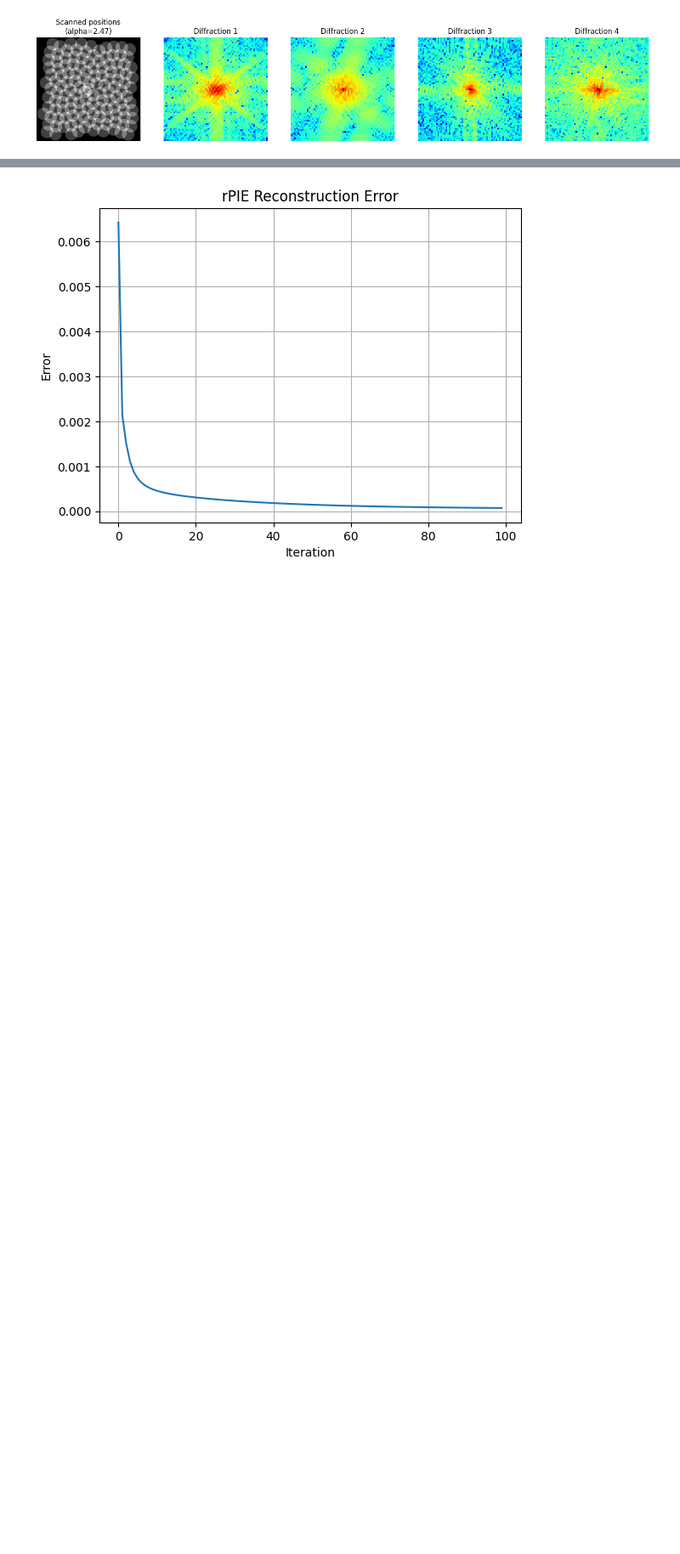
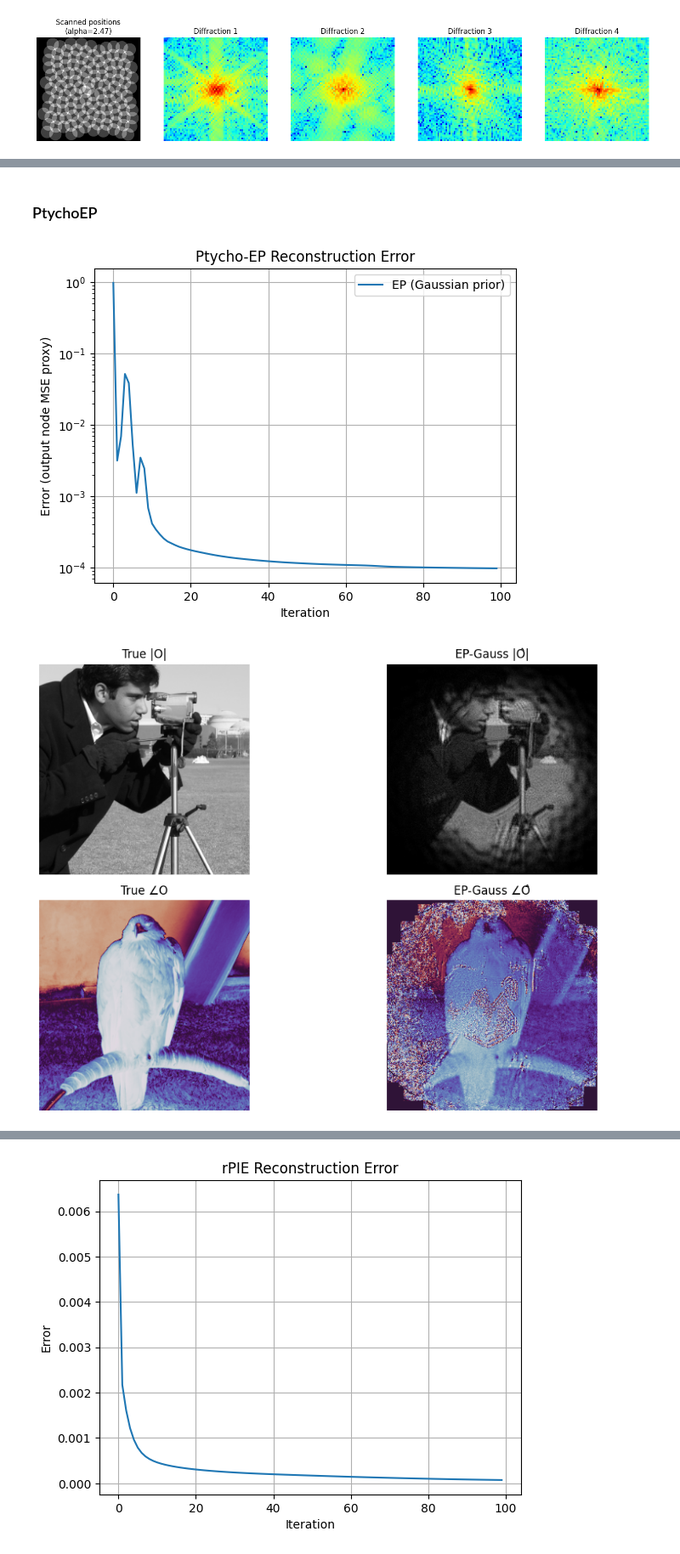
Before and after one commit to sacbow/PtychoEP, a Jupyter notebook: experiments/notebook/basic_ptycho.ipynb, the cells around one changed output, grey strips where cells are left out. Shown at 85% size. Saved outputs shown, nothing was run; the diff lists cells and outputs as text; code cells hidden in the pictures; blank space fills up the shorter version.

```diff
--- a/experiments/notebook/basic_ptycho.ipynb
+++ b/experiments/notebook/basic_ptycho.ipynb
@@ -99,3 +129,74 @@ plt.imshow(np().abs(obj_est[100:400,100:400]), cmap = "gray")
+# %% [markdown]
+### PtychoEP
+# %%
+# ===== Backend設定 =====
+from PtychoEP.utils.backend import set_backend, np
+set_backend("numpy")   # GPUを使うなら "cupy"
+
+# ===== 必要モジュール =====
+from PtychoEP.utils.ptycho.core import Ptycho
+from PtychoEP.utils.io_utils import load_data_image
+from PtychoEP.utils.ptycho.scan_utils import generate_spiral_scan_positions
+from PtychoEP.utils.engines.ptycho_ep.core import PtychoEP
+from PtychoEP.utils.ptycho.noise import GaussianNoise
+import matplotlib.pyplot as plt
+
+# ===== データ準備 =====
+ptycho = Ptycho()
+
+# 位相オブジェクト（PIEデモと同じ）
+obj_amp = load_data_image("cameraman.png")
+obj_phase = load_data_image("eagle.png")
+obj = np().asarray(obj_amp * np().exp(1j * np().pi * obj_phase), dtype=np().complex64)
+ptycho.set_object(obj)
+
+# プローブ（真値でforward → そのまま初期値にも使用）
+probe_true = np().asarray(load_data_image("probe.png"), dtype=np().complex64)
+ptycho.set_probe(probe_true)
+
+# スキャン座標とforward
+positions = generate_spiral_scan_positions(image_size=512, probe_size=128, num_points=100, step=10)
+ptycho.forward_and_set_diffraction(positions)
+
+#nosie付加
+GaussianNoise(var = 1e-4) @ ptycho
+
+# ===== Ptycho-EP（Gaussian prior: prior更新なし）=====
+errors_gauss = []
+def cb_gauss(it, err, obj_est):
+    errors_gauss.append(err)
+
+solver_gauss = PtychoEP(
+    ptycho,
+    prior_type="gaussian",     # ← AUA初期状態が平均0・精度1のガウスに相当するのでprior更新はスキップ
+    damping=0.5,
+    callback=cb_gauss
+)
+obj_est_gauss, prb_est_gauss = solver_gauss.run(n_iter=100)
+
+# ===== 誤差推移の可視化 =====
+plt.plot(errors_gauss, label="EP (Gaussian prior)")
+plt.xlabel("Iteration")
+plt.ylabel("Error (output node MSE proxy)")
+plt.yscale('log')
+plt.title("Ptycho-EP Reconstruction Error")
+plt.grid(True)
+plt.legend()
+plt.show()
+
+# （任意）再構成結果の振幅/位相をざっと確認
+fig, axes = plt.subplots(2, 2, figsize=(12, 7))
+axes[0,0].imshow(np().abs(obj[100:400,100:400]), cmap="gray");              axes[0,0].set_title("True |O|"); axes[0,0].axis("off")
+axes[1,0].imshow(np().angle(obj[100:400,100:400]), cmap="twilight");        axes[1,0].set_title("True ∠O"); axes[1,0].axis("off")
+
+axes[0,1].imshow(np().abs(obj_est_gauss[100:400,100:400]), cmap="gray");    axes[0,1].set_title("EP-Gauss |Ô|"); axes[0,1].axis("off")
+axes[1,1].imshow(np().angle(obj_est_gauss[100:400,100:400]), cmap="twilight"); axes[1,1].set_title("EP-Gauss ∠Ô"); axes[1,1].axis("off")
+
+plt.tight_layout()
+plt.show()
+# %% [output]
+[figure, added]
+[figure, added]
 # %%
 # バックエンド設定
 from PtychoEP.utils.backend import set_backend, np
```
Also changed, not shown: parts of 12 cells of this notebook, 8 other files.
